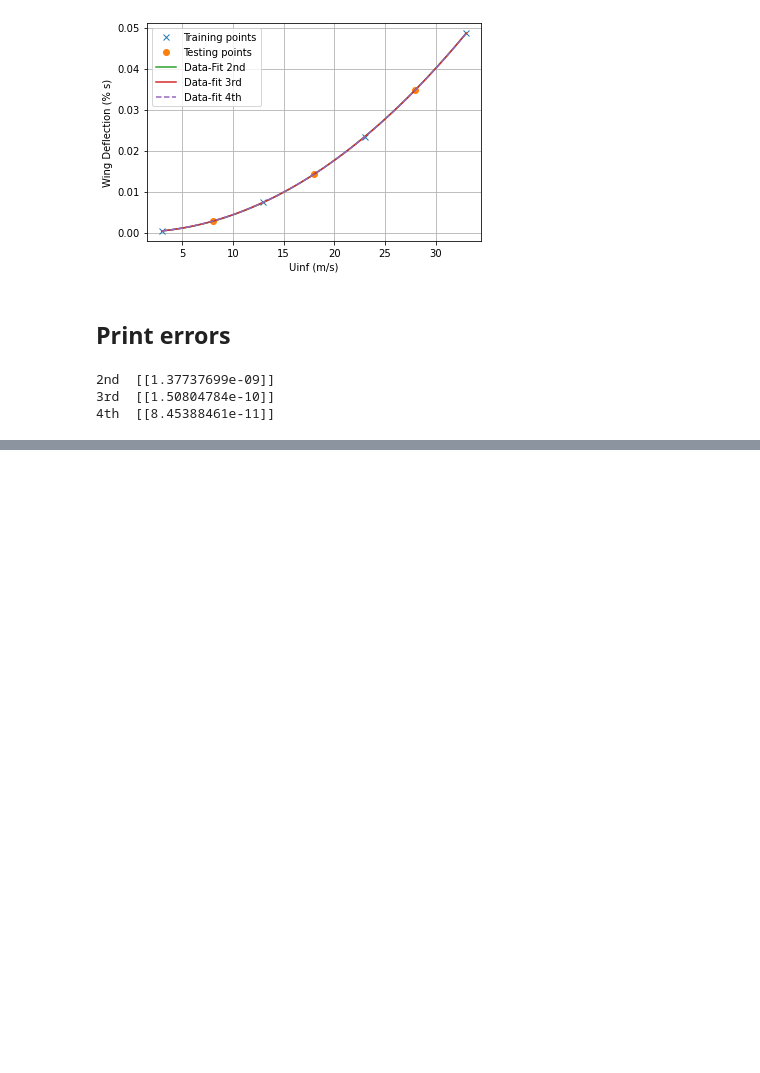
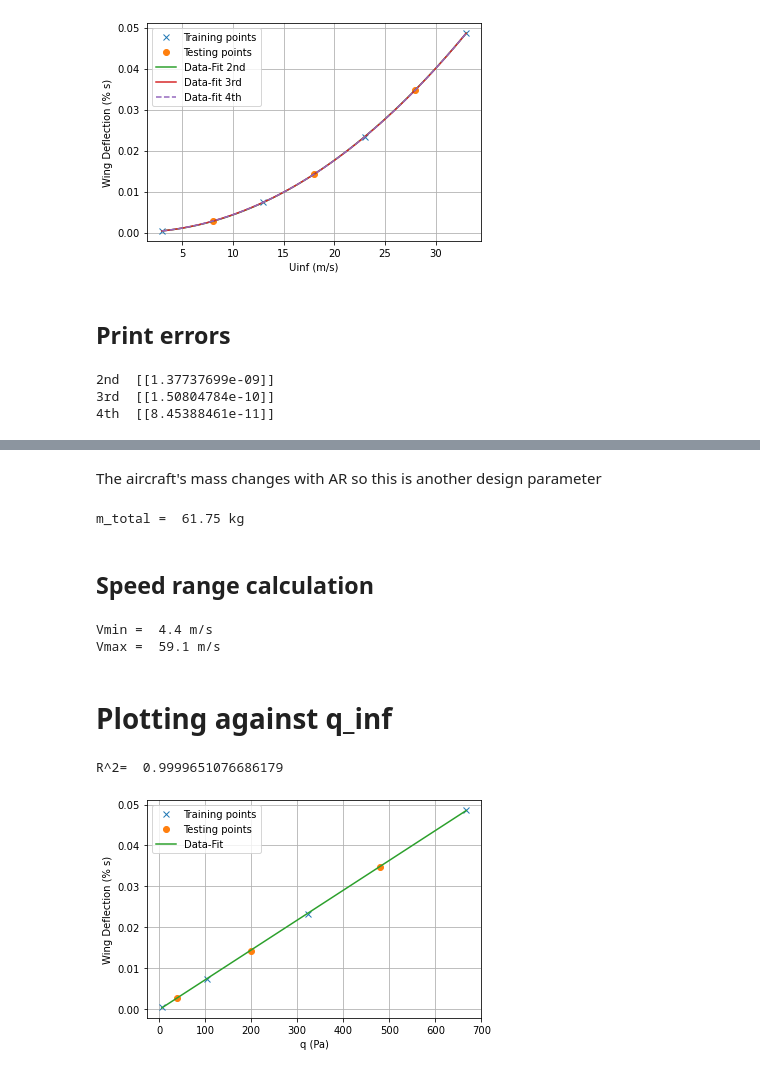
Before and after one commit to ACea15/Projects-SHARPy, a Jupyter notebook: aeroelasticPMOR_Optimization/surrogate_model/velocity_wingDef/vel_wingDef_surrogate.ipynb, the cells around one changed output, grey strips where cells are left out. Saved outputs shown, nothing was run; the diff lists cells and outputs as text; code cells hidden in the pictures; blank space fills up the shorter version.

Commit message:
Updated method of storing the data and some bugs

```diff
--- a/aeroelasticPMOR_Optimization/surrogate_model/velocity_wingDef/vel_wingDef_surrogate.ipynb
+++ b/aeroelasticPMOR_Optimization/surrogate_model/velocity_wingDef/vel_wingDef_surrogate.ipynb
@@ -299,0 +305,72 @@ print('4th ', error4)
+# %% [markdown]
+The aircraft's mass changes with AR so this is another design parameter
+# %%
+AR = 10
+# Mass per unit length in kg/m
+rho_fus = 0.2
+rho_htail = 0.3
+rho_vtail = 0.3
+rho_wing = 0.75
+l_fus = 10
+l_htail = 5
+l_vtail = 2.5
+l_wing = AR
+m_ballast = 50
+m_fus = rho_fus*l_fus
+m_htail = rho_htail*l_htail
+m_vtail = rho_vtail*l_vtail
+m_wing = rho_wing*l_wing
+m_total = m_wing+m_vtail+m_htail+m_fus+m_ballast
+
+print('m_total = ',m_total, 'kg')
+# %% [output]
+m_total =  61.75 kg
+# %% [markdown]
+## Speed range calculation
+# %%
+# Minimum speed
+rho = 1.225 #kg/m^3
+Sref= AR    # Not exactly true, should take into account winglet dhdrl?
+CLmax = 5
+g = 9.81
+v_min = np.sqrt(m_total*9.81/(0.5*rho*Sref*CLmax))
+
+# Maximum speed (Assuming CD remains constant which is not true)
+# Based on a 45 degree dive
+CD = 0.02 # Assumed
+v_max = np.sqrt(2*m_total*g/(np.sqrt(2)*rho*Sref*CD))
+print('Vmin = ',f"{v_min:.1f}",'m/s')
+print('Vmax = ',f"{v_max:.1f}",'m/s')
+# %% [output]
+Vmin =  4.4 m/s
+Vmax =  59.1 m/s
+# %% [markdown]
+# Plotting against q_inf
+# %%
+q_train = 0.5*rho*vel_train**2
+q_test  = 0.5*rho*vel_test**2
+
+
+# Implement linear regression
+slope, intercept, r_value, p_value, std_err = stats.linregress(q_train,wingDef_nonDim_train.T)
+# Note that wingDef_nonDim is a vertical array! Needs to be transposed
+# Calculate the points
+x_l = q_train[[0,len(q_train)-1]]
+y_l = intercept+slope*x_l
+# Plot the results
+# Plot the points on the graph
+fig5, ax = plt.subplots()
+
+ax.plot(q_train,wingDef_nonDim_train,'x')
+ax.plot(q_test,wingDef_nonDim_test,'o')
+ax.plot(x_l,y_l)
+
+
+ax.legend(["Training points","Testing points","Data-Fit"])
+ax.grid(True)
+ax.set_ylabel('Wing Deflection (% s)')
+ax.set_xlabel('q (Pa)')
+print('R^2= ',r_value**2)
+# %% [output]
+R^2=  0.9999651076686179
+[figure, added]
```
Also changed, not shown: parts of 3 cells of this notebook, 2 other files.
